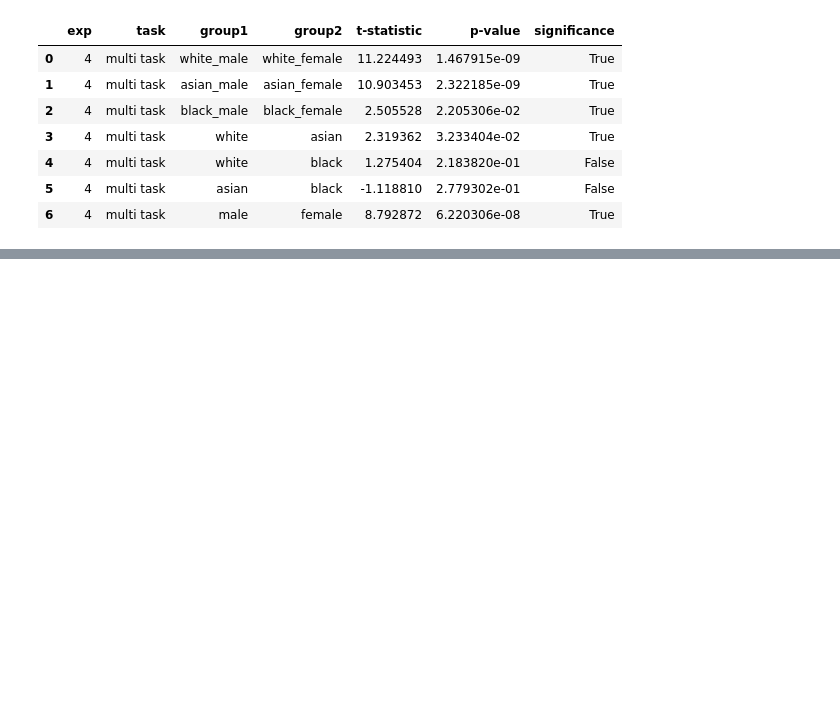
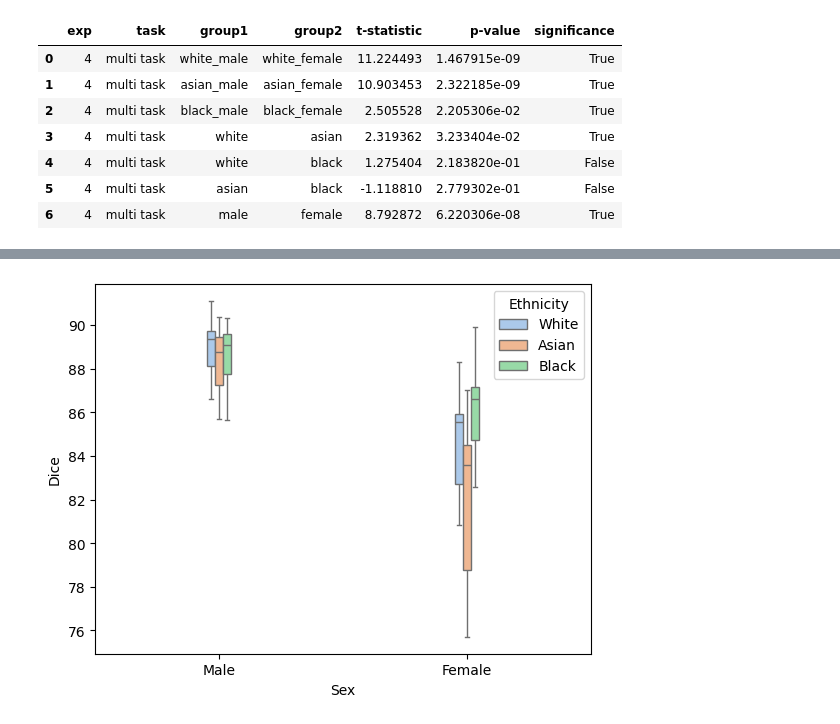
Before and after one commit to msskzx/UniMatch, a Jupyter notebook: more-scenarios/medical/tasks_analysis.ipynb, the cells around one changed output, grey strips where cells are left out. Cells and saved outputs as stored; diff of their text form; code cells hidden in the pictures; blank space fills up the shorter version.

```diff
--- a/more-scenarios/medical/tasks_analysis.ipynb
+++ b/more-scenarios/medical/tasks_analysis.ipynb
@@ -108,0 +109,24 @@ nls.boxplot_tasks(unet_ethn_df, unet_mm_ethn_df, unet_mt_ethn_df)
+# %%
+from util.classes import EXPERIMENTS, SEEDS
+
+unimatch_db_exps_ethn_df = pd.DataFrame()
+
+method = 'unimatch'
+
+for exp in EXPERIMENTS:
+    cfg = load(open(f'configs/ukbb/test/exp{exp}/ethn.yaml', 'r'), Loader=Loader)
+    for seed in SEEDS:
+        test_ethn_df = pd.read_csv(f'outputs/results/csv/{dataset}/{method}/{seg_model}/exp{exp}/seed{seed}/{control}.csv')
+        test_ethn_merged_df = nls.merge_results_patients(test_ethn_df, patients_df)
+        res_df = nls.get_all_results(test_ethn_merged_df, cfg)
+        unimatch_db_exps_ethn_df = pd.concat([unimatch_db_exps_ethn_df, res_df], ignore_index=True)
+# %%
+unimatch_db_exp1_ethn_df = pd.DataFrame()
+
+for exp in [1]:
+    cfg = load(open(f'configs/ukbb/test/exp{exp}/sex.yaml', 'r'), Loader=Loader)
+    for seed in [42]:
+        test_ethn_df = pd.read_csv(f'outputs/results/csv/{dataset}/{method}/{seg_model}/exp{exp}/seed{seed}/{control}.csv')
+        test_ethn_merged_df = nls.merge_results_patients(test_ethn_df, patients_df)
+        res_df = nls.get_all_results(test_ethn_merged_df, cfg)
+        unimatch_db_exp1_ethn_df = pd.concat([unimatch_db_exp1_ethn_df, res_df], ignore_index=True)
@@ -108,0 +190,4 @@ nls.boxplot_tasks(unet_ethn_df, unet_mm_ethn_df, unet_mt_ethn_df)
+# %%
+nls.plot_sex_dice_intersectional(unimatch_exp4_mid_df, exp=4, title='')
+# %% [output]
+[figure, added]
```
Also changed, not shown: parts of 6 cells of this notebook, 24 other files.
